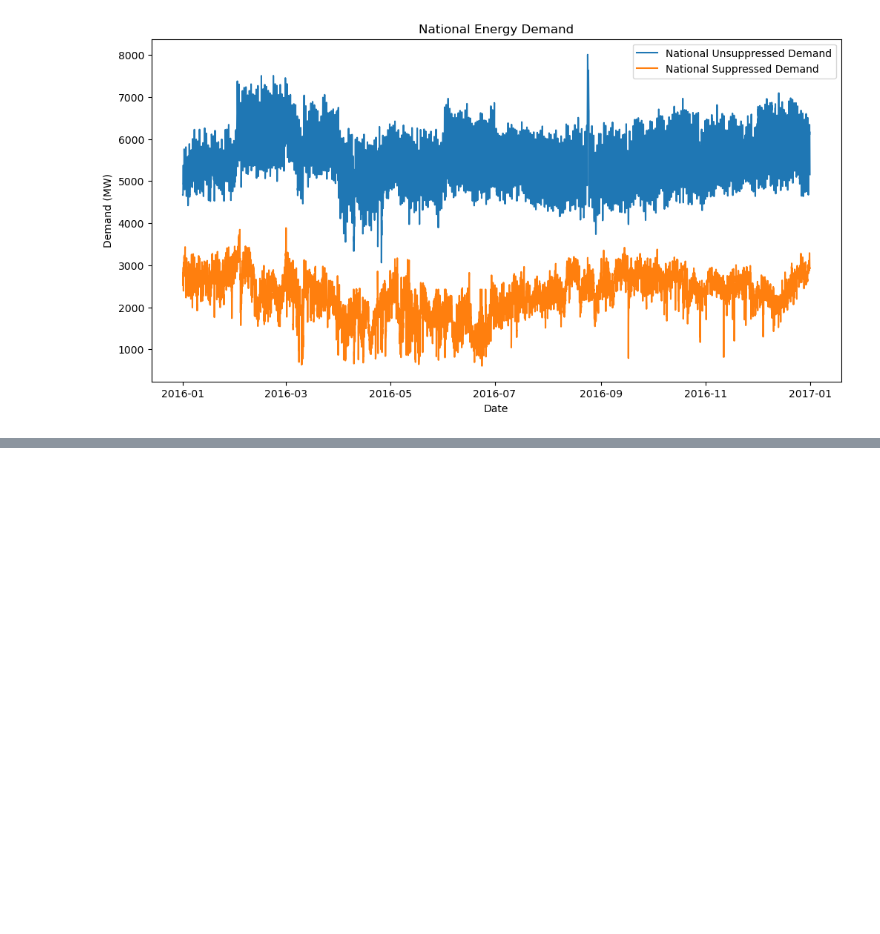
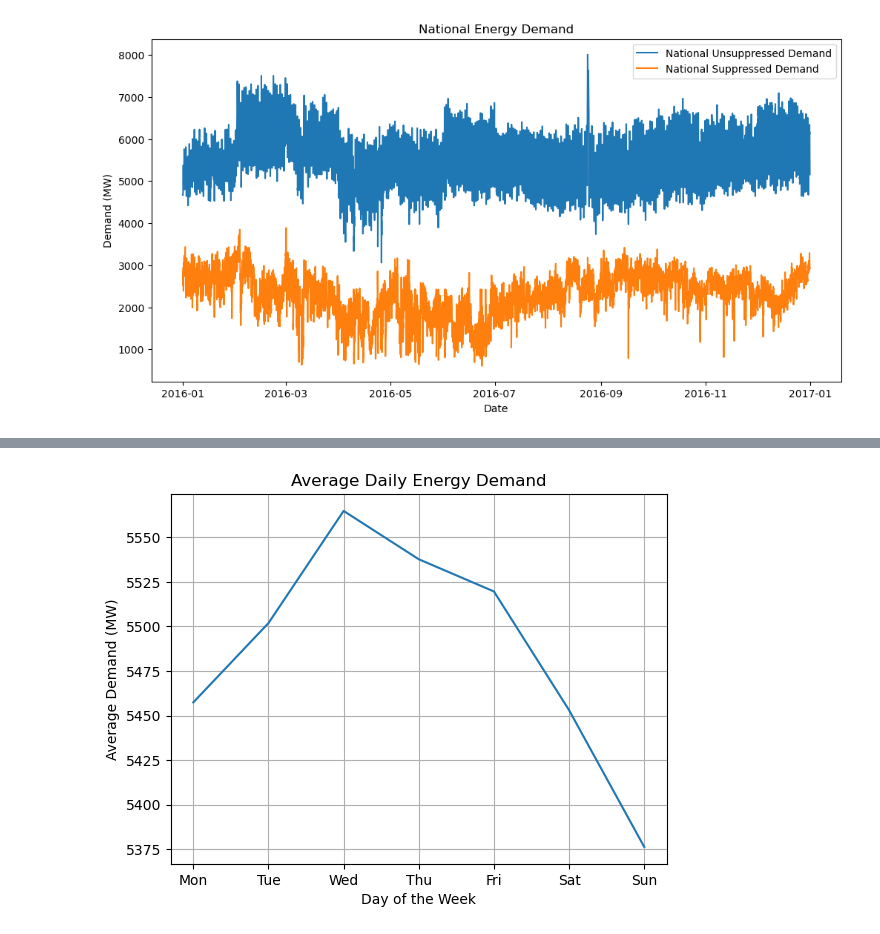
Before and after one commit to Khalmade/energy_demand_forecasting, a Jupyter notebook: notebooks/01_data_exploration.ipynb, the cells around one changed output, grey strips where cells are left out. Saved outputs shown, nothing was run; the diff lists cells and outputs as text; code cells hidden in the pictures; blank space fills up the shorter version.

```diff
--- a/notebooks/01_data_exploration.ipynb
+++ b/notebooks/01_data_exploration.ipynb
@@ -181,0 +217,3 @@ plt.show()
+# %%
+df['Hour'] = df['Date Time'].dt.hour
+print((df['Hour'].unique()))
@@ -181,0 +222,5 @@ plt.show()
+# %%
+df['Day'] = df['Date Time'].dt.dayofweek
+print(df['Day'].unique())
+unsuppressed_daily_demand = df.groupby('Day')['National Unsuppressed Demand'].mean()
+display(unsuppressed_daily_demand)
@@ -181,0 +238,10 @@ plt.show()
+# %%
+plt.title("Average Daily Energy Demand")
+plt.xlabel("Day of the Week")
+plt.ylabel("Average Demand (MW)")
+plt.plot(unsuppressed_daily_demand.index, unsuppressed_daily_demand.values)
+plt.xticks(unsuppressed_daily_demand.index, ['Mon', 'Tue', 'Wed', 'Thu', 'Fri', 'Sat', 'Sun'])
+plt.grid()
+plt.show()
+# %% [output]
+[figure, added]
```
Also changed, not shown: parts of 8 cells of this notebook.
